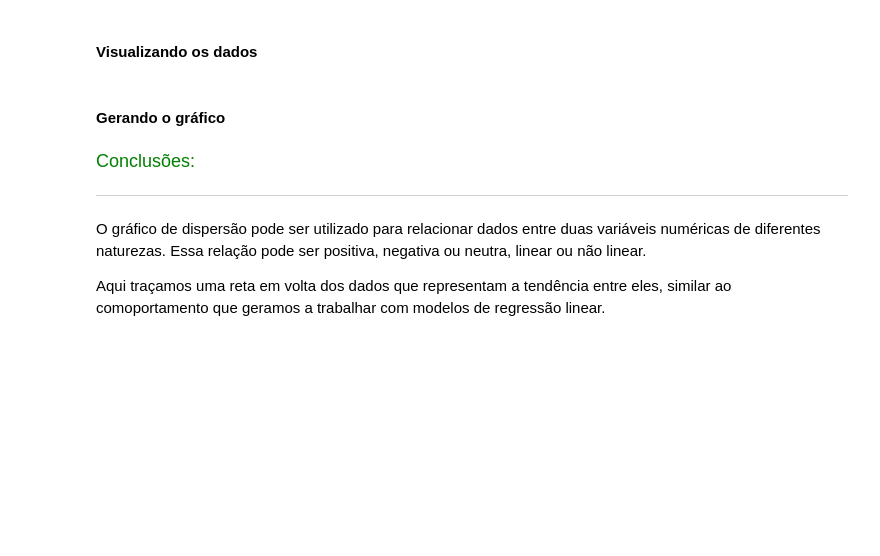
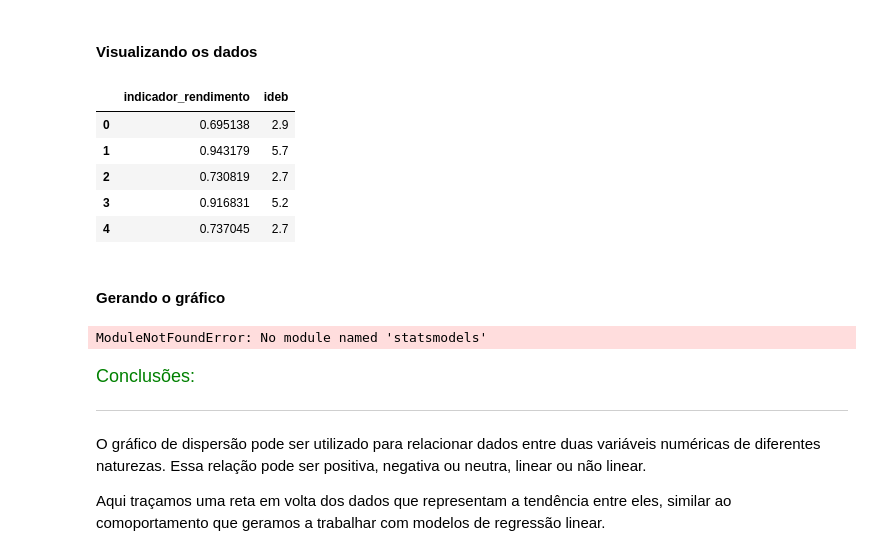
Before and after one commit to juliogazoli/alura-data-visualization-python-graficos-de-composicao-e-relacionamento, a Jupyter notebook: Projeto Inicial - Data Visualization_ gráficos de composição e relacionamento.ipynb, the cells around one changed output. Saved outputs shown, nothing was run; the diff lists cells and outputs as text; code cells hidden in the pictures; blank space fills up the shorter version.

```diff
--- a/Projeto Inicial - Data Visualization_ gráficos de composição e relacionamento.ipynb
+++ b/Projeto Inicial - Data Visualization_ gráficos de composição e relacionamento.ipynb
@@ -1229,9 +1277,17 @@ Após visualizarmos de maneira rápida os dados que possuímos, vamos partir par
 # %% [markdown]
 #### Visualizando os dados
 # %%
-ideb_em = ideb.query("anos_escolares == 'EM'")[["indicador_rendimento", "ideb"]]
-ideb_em = ideb_em.reset_index(drop = True)
+ideb_em = ideb.query("anos_escolares == 'EM'")[
+    ["indicador_rendimento", "ideb"]]
+ideb_em = ideb_em.reset_index(drop=True)
 ideb_em.head()
+# %% [output]
+|  | indicador_rendimento | ideb |
+| 0 | 0.695138 | 2.9 |
+| 1 | 0.943179 | 5.7 |
+| 2 | 0.730819 | 2.7 |
+| 3 | 0.916831 | 5.2 |
+| 4 | 0.737045 | 2.7 |
 # %% [markdown]
 #### Gerando o gráfico
 # %%
@@ -1239,9 +1295,10 @@ ideb_em.head()
 import plotly.express as px
 
 # Gerando o gráfico de dispersão com uma reta representando um modelo de regressão linear (OLS - Mínimos Quadrados Ordinários)
-fig = px.scatter(ideb_em, x="ideb", y="indicador_rendimento", trendline = 'ols',
-                 color_discrete_sequence = [AZUL3], trendline_color_override=CINZA3,
-                 labels = {"ideb":"IDEB", "indicador_rendimento":"Indicador de Rendimento"})
+fig = px.scatter(ideb_em, x="ideb", y="indicador_rendimento", trendline='ols',
+                 color_discrete_sequence=[
+                     AZUL3], trendline_color_override=CINZA3,
+                 labels={"ideb": "IDEB", "indicador_rendimento": "Indicador de Rendimento"})
 
 # # Ajustando o layout do gráfico
 # fig.update_layout(width=1000, height=500, yaxis_range = [0, 1.1], xaxis_range = [2.5, 7.5],
@@ -1258,6 +1315,8 @@ fig = px.scatter(ideb_em, x="ideb", y="indicador_rendimento", trendline = 'ols',
 #                         'Sistema de Avaliação da Educação Básica (Saeb)</a>',
 #                    align="left", xref="paper", yref = "paper", x=1, y=-0.15, showarrow=False, font_size=10)
 fig.show()
+# %% [output]
+ModuleNotFoundError: No module named 'statsmodels'
 # %% [markdown]
 <font color=green size=4> Conclusões: </font>
 
```
Also changed, not shown: parts of 26 cells of this notebook.
